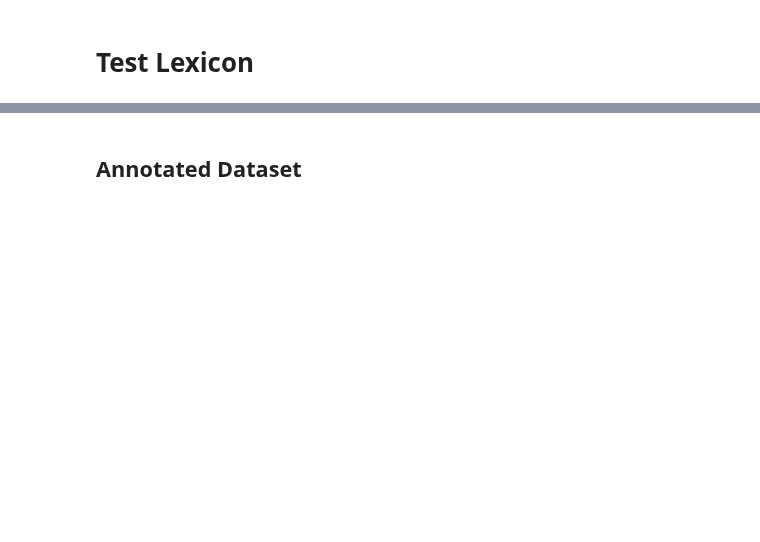
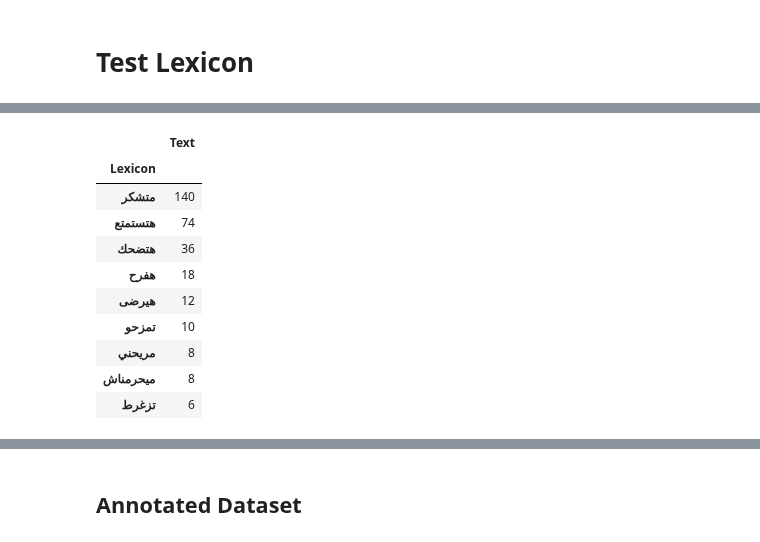
Before and after one commit to d7miiZ/Dialect-Graduation-Project, a Jupyter notebook: code/embeddings_idea/test_lexicons.ipynb, the cells around one changed output, grey strips where cells are left out. Cells and saved outputs as stored; diff of their text form; code cells hidden in the pictures; blank space fills up the shorter version.

Commit message:
Test Dialect Joy Lexicons

```diff
--- a/code/embeddings_idea/test_lexicons.ipynb
+++ b/code/embeddings_idea/test_lexicons.ipynb
@@ -10,5 +19,5 @@ from utilities import *
 # %% [markdown]
 # Test Lexicon
 # %%
-egy_joy = [ "تزغرط", "هيرضى", "تمزحو", "احباب", "هنولع", "هتستمتع", "هفرح", "هتضحك", "مريحني"]
+egy_joy = [ "تزغرط", "هيرضى", "تمزحو", "ميحرمناش", "متشكر", "هتستمتع", "هفرح", "هتضحك", "مريحني"]
 glf_joy = [ "ينحب", "ماقصرت", "سالخير", "مشكور", "لاهنتوا", "عقبالك", "يهنيكم", "نكتة"]
@@ -14,0 +26,3 @@ glf_joy = [ "ينحب", "ماقصرت", "سالخير", "مشكور", "لاهن
+# %%
+df = get_SMADC_folder_data("..")
+df.info()
@@ -14,0 +39,3 @@ glf_joy = [ "ينحب", "ماقصرت", "سالخير", "مشكور", "لاهن
+# %%
+df_egy = df[df["Region"] == "EGY"]
+df_glf = df[df["Region"] == "GLF"]
@@ -14,0 +44,4 @@ glf_joy = [ "ينحب", "ماقصرت", "سالخير", "مشكور", "لاهن
+# %%
+df_egy["Contains_Lexicon"] = df_egy["Text"].apply(lambda text: any(lexicon in text for lexicon in egy_joy))
+df_egy = df_egy[df_egy["Contains_Lexicon"]]
+df_egy["Lexicon"] = df_egy["Text"].apply(get_lexicons,args=(egy_joy,))
@@ -14,0 +54,14 @@ glf_joy = [ "ينحب", "ماقصرت", "سالخير", "مشكور", "لاهن
+# %%
+df_egy.groupby(["Lexicon"]).agg({"Text" : "count"}).sort_values("Text", ascending=False)
+# %% [output]
+|  | Text |
+| Lexicon |  |
+| متشكر | 140 |
+| هتستمتع | 74 |
+| هتضحك | 36 |
+| هفرح | 18 |
+| هيرضى | 12 |
+| تمزحو | 10 |
+| مريحني | 8 |
+| ميحرمناش | 8 |
+| تزغرط | 6 |
```
Also changed, not shown: parts of 36 cells of this notebook, 2 other files.
